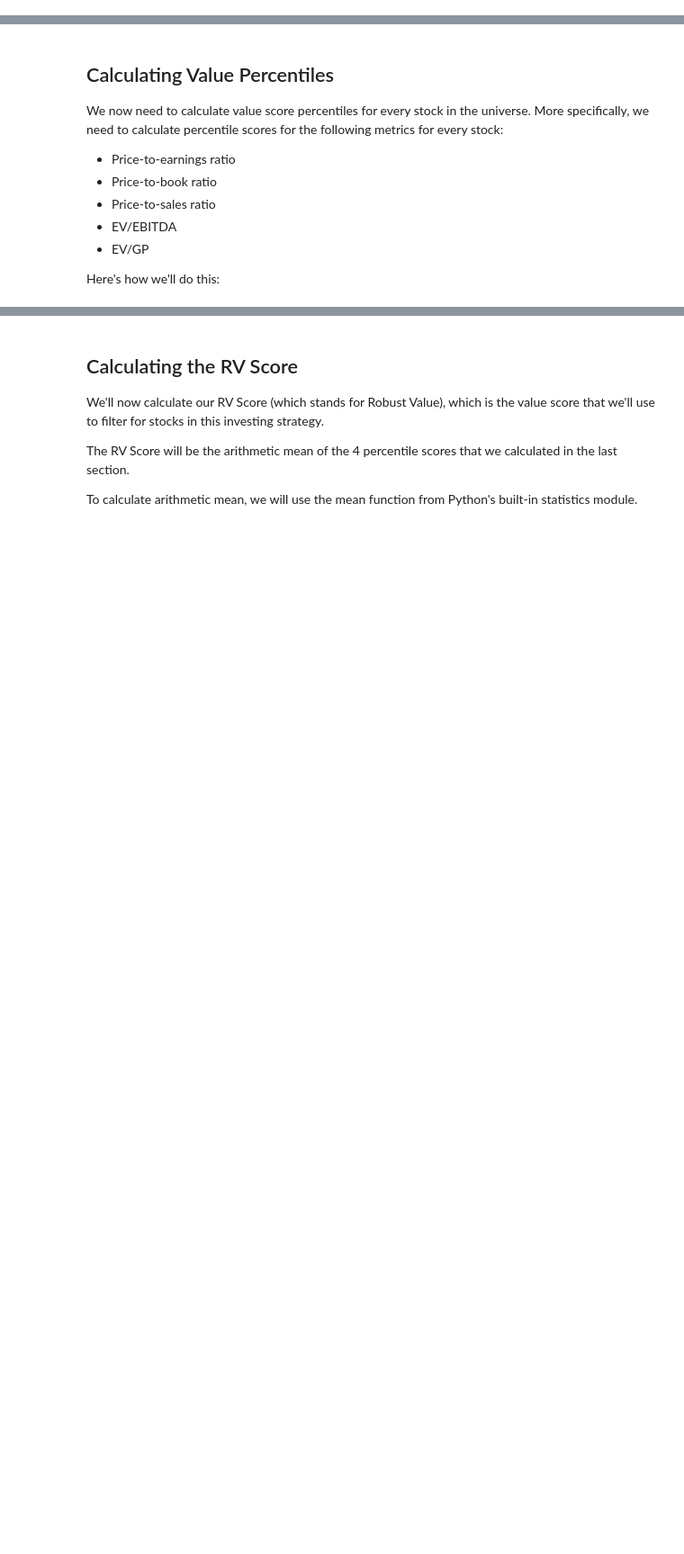
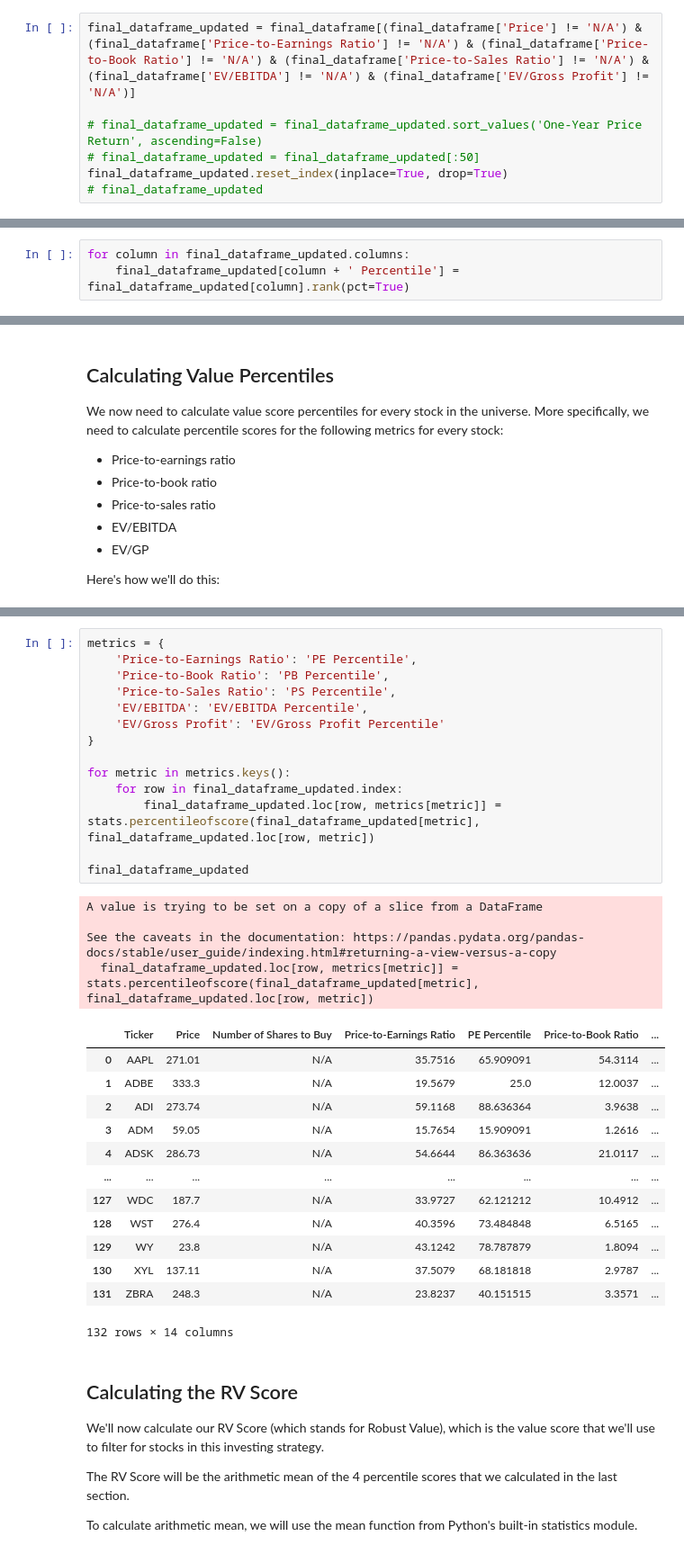
Before and after one commit to JeffreyPatino/algorithmic-trading-python, a Jupyter notebook: starter_files/003_quantitative_value_strategy.ipynb, the cells around one changed output, grey strips where cells are left out. Shown at 90% size. Saved outputs shown, nothing was run; the diff lists cells and outputs as text; blank space fills up the shorter version.

```diff
--- a/starter_files/003_quantitative_value_strategy.ipynb
+++ b/starter_files/003_quantitative_value_strategy.ipynb
@@ -268,3 +396,10 @@ You can use pandas' `isnull` method to identify missing data:
+# %%
+final_dataframe_updated = final_dataframe[(final_dataframe['Price'] != 'N/A') & (final_dataframe['Price-to-Earnings Ratio'] != 'N/A') & (final_dataframe['Price-to-Book Ratio'] != 'N/A') & (final_dataframe['Price-to-Sales Ratio'] != 'N/A') & (final_dataframe['EV/EBITDA'] != 'N/A') & (final_dataframe['EV/Gross Profit'] != 'N/A')]
+
+# final_dataframe_updated = final_dataframe_updated.sort_values('One-Year Price Return', ascending=False)
+# final_dataframe_updated = final_dataframe_updated[:50]
+final_dataframe_updated.reset_index(inplace=True, drop=True)
+# final_dataframe_updated
 # %% [markdown]
 Dealing with missing data is an important topic in data science.
 
@@ -276,5 +411,8 @@ There are two main approaches:
 In this tutorial, we will replace missing data with the average non-`NaN` data point from that column.
 
 Here is the code to do this:
+# %%
+for column in final_dataframe_updated.columns:
+    final_dataframe_updated[column + ' Percentile'] = final_dataframe_updated[column].rank(pct=True)
 # %% [markdown]
 Now, if we run the statement from earlier to print rows that contain missing data, nothing should be returned:
@@ -328,3 +435,35 @@ Name: EV/GP Percentile, Length: 505, dtype: object
+# %%
+metrics = {
+    'Price-to-Earnings Ratio': 'PE Percentile',
+    'Price-to-Book Ratio': 'PB Percentile',
+    'Price-to-Sales Ratio': 'PS Percentile',
+    'EV/EBITDA': 'EV/EBITDA Percentile',
+    'EV/Gross Profit': 'EV/Gross Profit Percentile'
+}
+
+for metric in metrics.keys():
+    for row in final_dataframe_updated.index:
+        final_dataframe_updated.loc[row, metrics[metric]] = stats.percentileofscore(final_dataframe_updated[metric], final_dataframe_updated.loc[row, metric])
+
+final_dataframe_updated
+# %% [output]
+A value is trying to be set on a copy of a slice from a DataFrame
+
+See the caveats in the documentation: https://pandas.pydata.org/pandas-docs/stable/user_guide/indexing.html#returning-a-view-versus-a-copy
+  final_dataframe_updated.loc[row, metrics[metric]] = stats.percentileofscore(final_dataframe_updated[metric], final_dataframe_updated.loc[row, metric])
+|  | Ticker | Price | Number of Shares to Buy | Price-to-Earnings Ratio | PE Percentile | Price-to-Book Ratio | ... |
+| 0 | AAPL | 271.01 | N/A | 35.7516 | 65.909091 | 54.3114 | ... |
+| 1 | ADBE | 333.3 | N/A | 19.5679 | 25.0 | 12.0037 | ... |
+| 2 | ADI | 273.74 | N/A | 59.1168 | 88.636364 | 3.9638 | ... |
+| 3 | ADM | 59.05 | N/A | 15.7654 | 15.909091 | 1.2616 | ... |
+| 4 | ADSK | 286.73 | N/A | 54.6644 | 86.363636 | 21.0117 | ... |
+| ... | ... | ... | ... | ... | ... | ... | ... |
+| 127 | WDC | 187.7 | N/A | 33.9727 | 62.121212 | 10.4912 | ... |
+| 128 | WST | 276.4 | N/A | 40.3596 | 73.484848 | 6.5165 | ... |
+| 129 | WY | 23.8 | N/A | 43.1242 | 78.787879 | 1.8094 | ... |
+| 130 | XYL | 137.11 | N/A | 37.5079 | 68.181818 | 2.9787 | ... |
+| 131 | ZBRA | 248.3 | N/A | 23.8237 | 40.151515 | 3.3571 | ... |
+132 rows × 14 columns
 # %% [markdown]
 ## Calculating the RV Score
 We'll now calculate our RV Score (which stands for Robust Value), which is the value score that we'll use to filter for stocks in this investing strategy.
```
Also changed, not shown: parts of 9 cells of this notebook, 1 other file.
